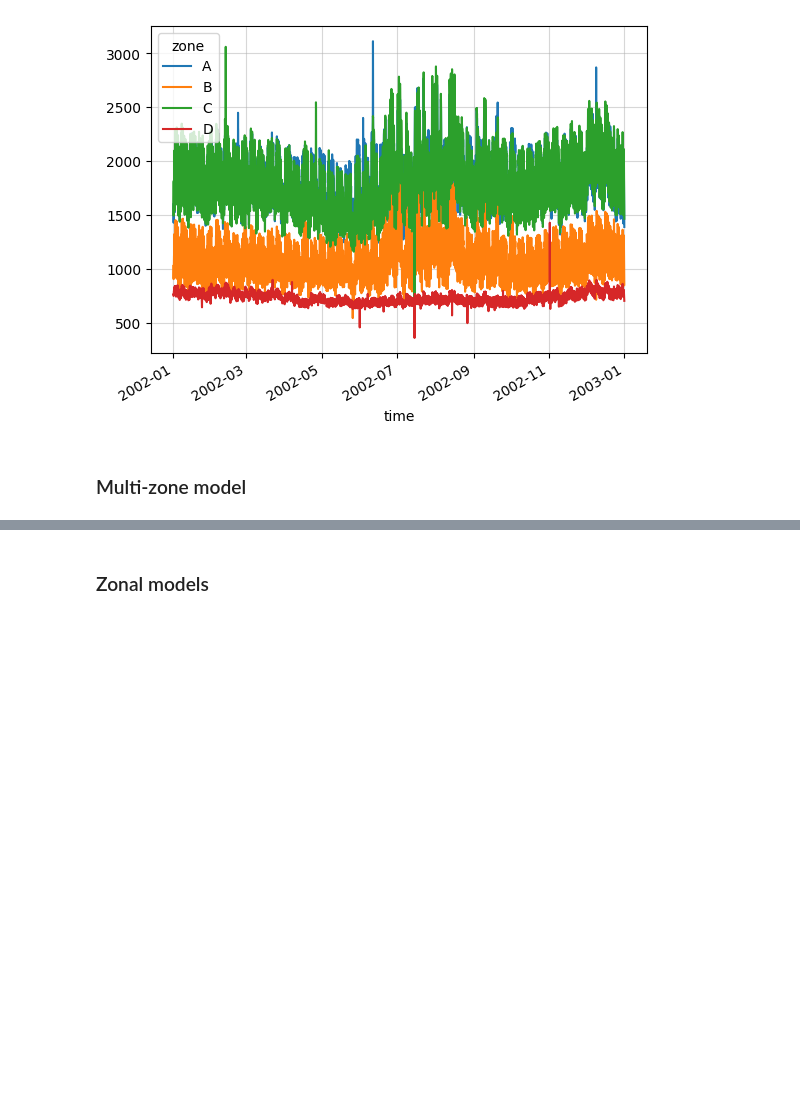
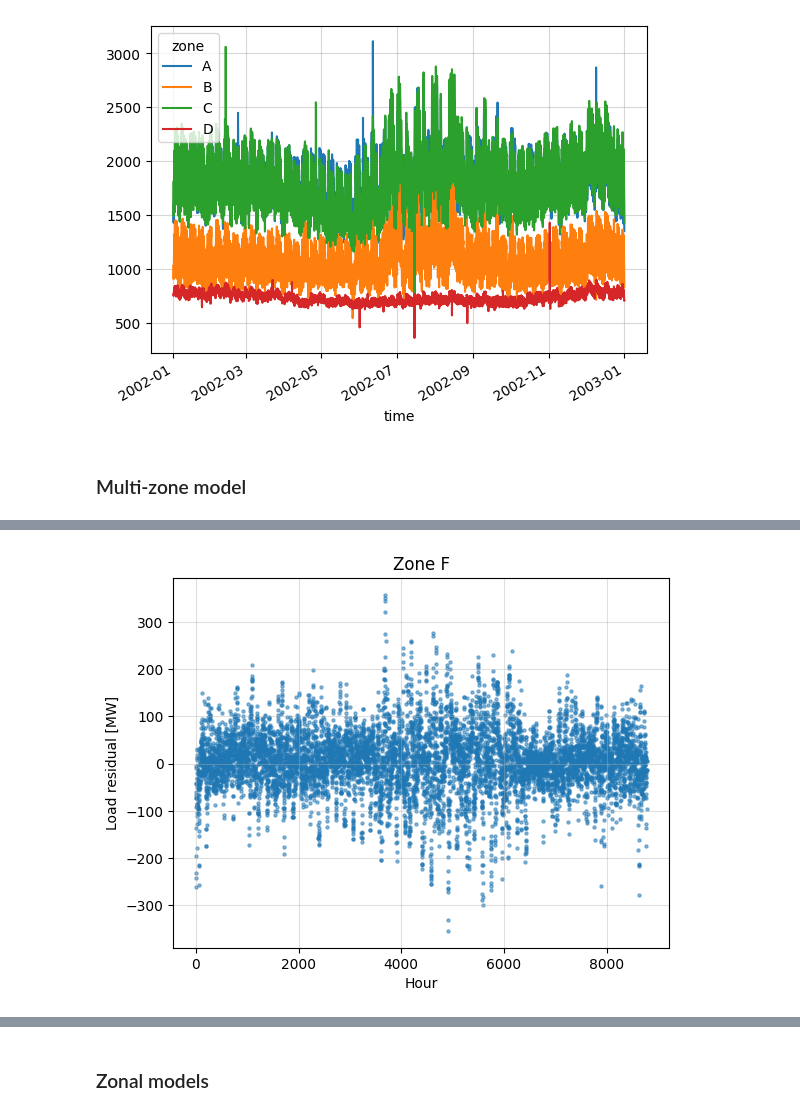
Before and after one commit to reyli4/acorn-julia, a Jupyter notebook: scripts/02_load_modeling/02_model.ipynb, the cells around one changed output, grey strips where cells are left out. Drawn from its saved outputs; the diff is of its cells as text; code cells hidden in the pictures; blank space fills up the shorter version.

```diff
--- a/scripts/02_load_modeling/02_model.ipynb
+++ b/scripts/02_load_modeling/02_model.ipynb
@@ -103,0 +126,21 @@ predictor.plot_results('A')
+# %%
+# Check residuals
+zone = 'F'
+zone_idx = predictor.zone_columns.index(zone)
+
+fig, ax = plt.subplots()
+
+residuals = predictor.results['y_true'][:, zone_idx] - predictor.results['y_pred'][:, zone_idx]
+residuals = residuals[predictor.results['y_true'][:, zone_idx] > 0]
+
+ax.scatter(x = np.arange(len(residuals)),
+           y = residuals,
+           s=5, alpha=0.5)
+
+ax.set_title(f'Zone {zone}')
+ax.set_xlabel('Hour')
+ax.set_ylabel('Load residual [MW]')
+ax.grid(alpha=0.4)
+plt.show()
+# %% [output]
+[figure, added]
```
Also changed, not shown: parts of 17 cells of this notebook, 4 other files.
